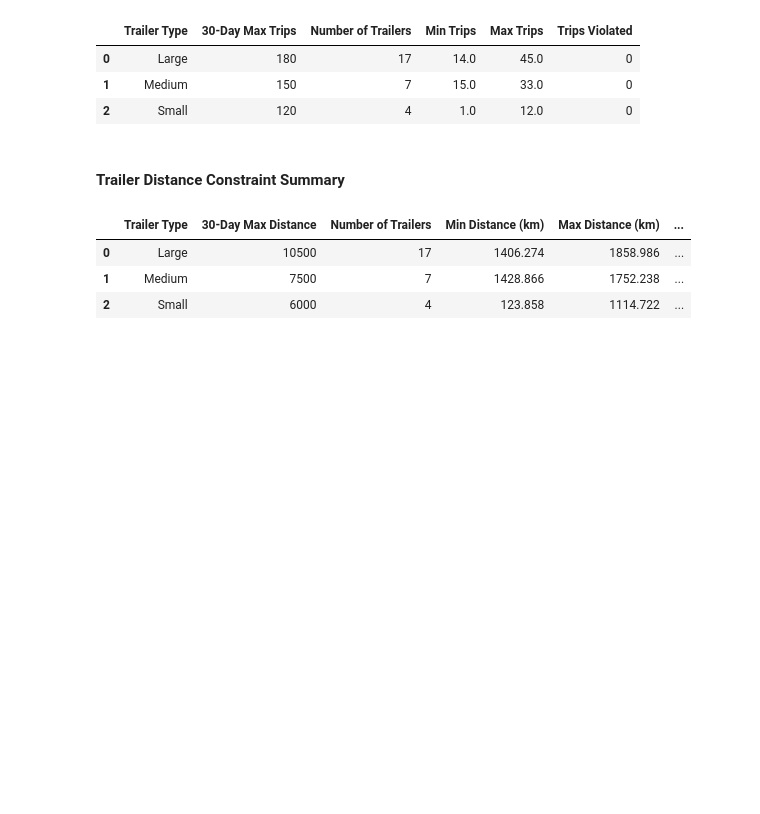
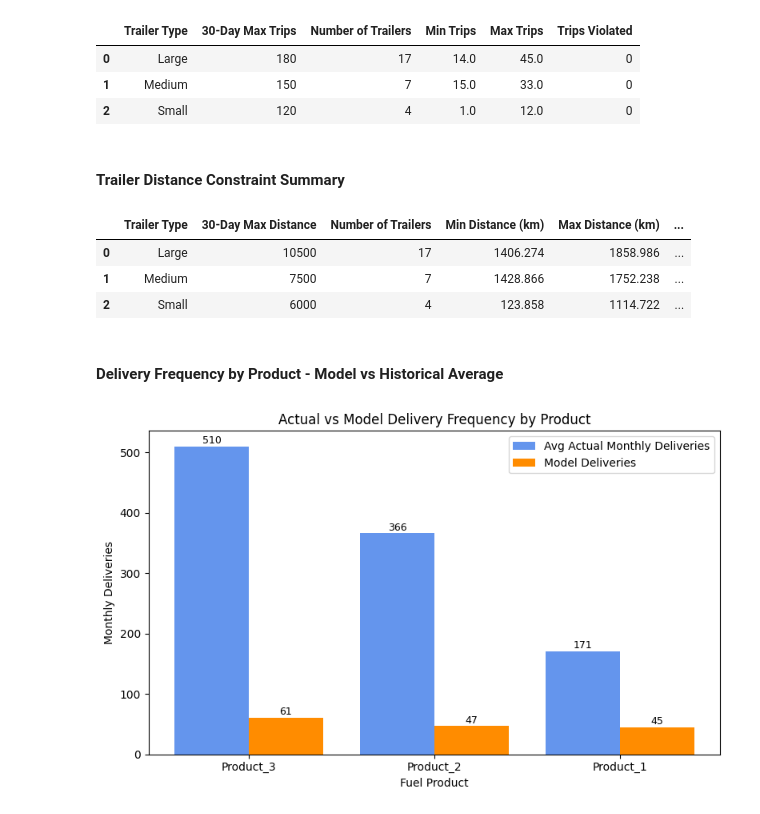
Before and after one commit to Marius-14/thesis_code, a Jupyter notebook: code/comparison_model_vs_actual.ipynb, the cells around one changed output. Saved outputs shown, nothing was run; the diff lists cells and outputs as text; code cells hidden in the pictures; blank space fills up the shorter version.

```diff
--- a/code/comparison_model_vs_actual.ipynb
+++ b/code/comparison_model_vs_actual.ipynb
@@ -5,7 +5,7 @@ from pathlib import Path
 import matplotlib.pyplot as plt
 # %%
 # Load Data
-ROOT = Path.cwd().parent0000
+ROOT = Path.cwd().parent
 model_output = pd.read_csv(ROOT / 'data/processed/model_output.csv')
 fuel_data_raw = pd.read_csv(ROOT / 'data/raw/fuel_data_raw_anon.csv')
 truck_config = pd.read_csv(ROOT / 'data/processed/truck_config_julia.csv')
@@ -518,3 +518,63 @@ distance_summary_table.head()
 | 0 | Large | 10500 | 17 | 1406.274 | 1858.986 | ... |
 | 1 | Medium | 7500 | 7 | 1428.866 | 1752.238 | ... |
 | 2 | Small | 6000 | 4 | 123.858 | 1114.722 | ... |
+# %% [markdown]
+#### Delivery Frequency by Product - Model vs Historical Average
+# %%
+# Preprocess and filter for Source_2
+fuel_data_raw["Delivery_Date"] = pd.to_datetime(fuel_data_raw["Delivery_Date"])
+fuel_data_raw["YearMonth"] = fuel_data_raw["Delivery_Date"].dt.to_period("M")
+fuel_data_filtered = fuel_data_raw[fuel_data_raw["Origin_ID"] == "Source_2"].copy()
+
+# Calculate average monthly deliveries per product (actual)
+monthly_actual = (
+    fuel_data_raw
+    .groupby(["Product", "YearMonth"])
+    .size()
+    .reset_index(name="Monthly_Deliveries")
+)
+
+avg_actual_freq = (
+    monthly_actual
+    .groupby("Product")["Monthly_Deliveries"]
+    .mean()
+    .reset_index(name="Avg_Actual_Monthly_Deliveries")
+)
+
+# Model delivery frequency per product
+model_freq = model_output.groupby("Product").size().reset_index(name="Model_Deliveries")
+
+# Merge and sort
+delivery_comparison = pd.merge(avg_actual_freq, model_freq, on="Product", how="inner")
+delivery_comparison = delivery_comparison.sort_values("Avg_Actual_Monthly_Deliveries", ascending=False)
+
+# Plot with value labels and no grid
+plt.figure(figsize=(8, 5))
+bar_width = 0.4
+x = range(len(delivery_comparison))
+
+# Bars
+bars1 = plt.bar([i - bar_width/2 for i in x], delivery_comparison["Avg_Actual_Monthly_Deliveries"],
+                width=bar_width, label="Avg Actual Monthly Deliveries", color="cornflowerblue")
+bars2 = plt.bar([i + bar_width/2 for i in x], delivery_comparison["Model_Deliveries"],
+                width=bar_width, label="Model Deliveries", color="darkorange")
+
+# Add value labels
+for bar in bars1:
+    yval = bar.get_height()
+    plt.text(bar.get_x() + bar.get_width()/2, yval + 0.5, f"{yval:.0f}", ha='center', va='bottom', fontsize=9)
+
+for bar in bars2:
+    yval = bar.get_height()
+    plt.text(bar.get_x() + bar.get_width()/2, yval + 0.5, f"{yval:.0f}", ha='center', va='bottom', fontsize=9)
+
+# Axis and title
+plt.xticks(x, delivery_comparison["Product"])
+plt.xlabel("Fuel Product")
+plt.ylabel("Monthly Deliveries")
+plt.title("Actual vs Model Delivery Frequency by Product")
+plt.legend()
+plt.tight_layout()
+plt.show()
+# %% [output]
+[figure, added]
```
Also changed, not shown: parts of 3 cells of this notebook, 9 other files.
